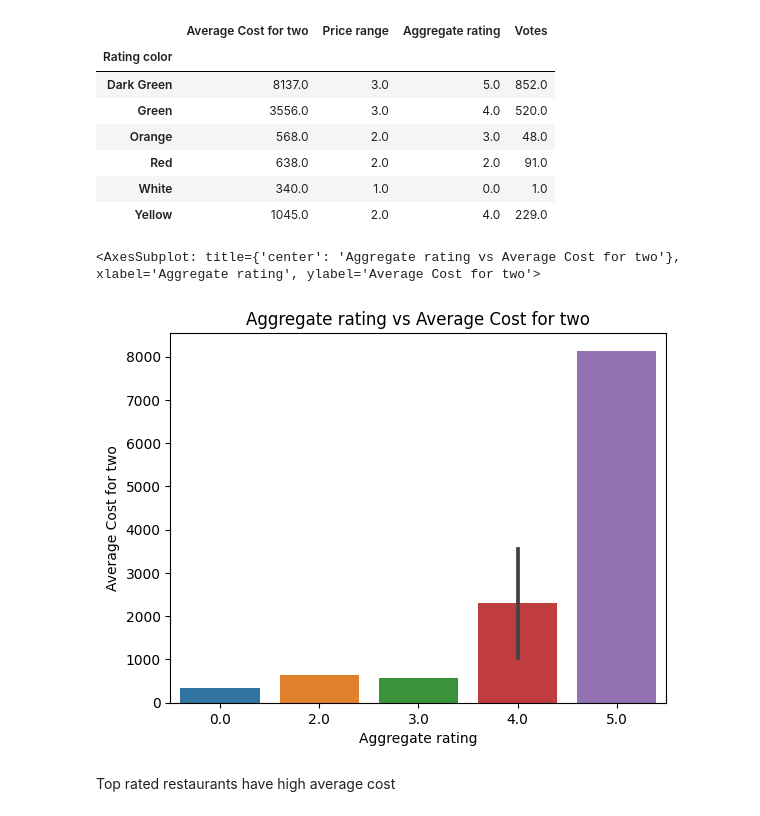
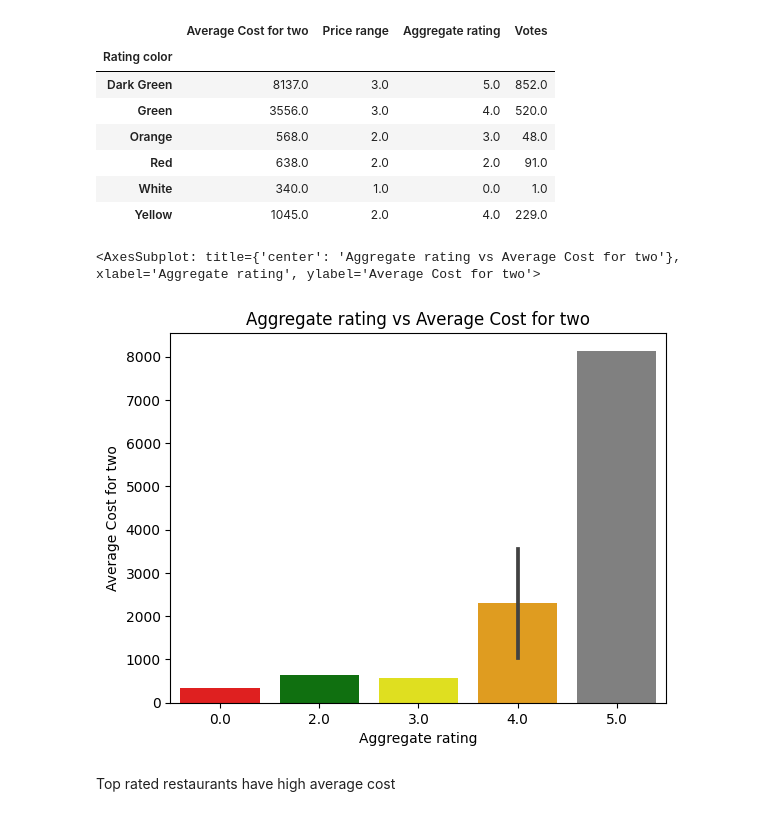
Before and after one commit to anjusukumaran4/data_visualization, a Jupyter notebook: zomato-restaurants-data-eda.ipynb, the cells around one changed output. Cells and saved outputs as stored; diff of their text form; code cells hidden in the pictures.

```diff
--- a/zomato-restaurants-data-eda.ipynb
+++ b/zomato-restaurants-data-eda.ipynb
@@ -273,10 +303,10 @@ by_rating
 # %%
 plt.title("Aggregate rating vs Average Cost for two")     #Add title
 
-sns.barplot(x=by_rating['Aggregate rating'],y=by_rating['Average Cost for two'])
+sns.barplot(x=by_rating['Aggregate rating'],y=by_rating['Average Cost for two'],palette=['red','green','yellow','orange','grey'])
 # %% [output]
 <AxesSubplot: title={'center': 'Aggregate rating vs Average Cost for two'}, xlabel='Aggregate rating', ylabel='Average Cost for two'>
-[figure, old version]
+[figure, new version]
 # %% [markdown]
 Top rated restaurants have high average cost
 # %%
```
Also changed, not shown: parts of 33 cells of this notebook.
